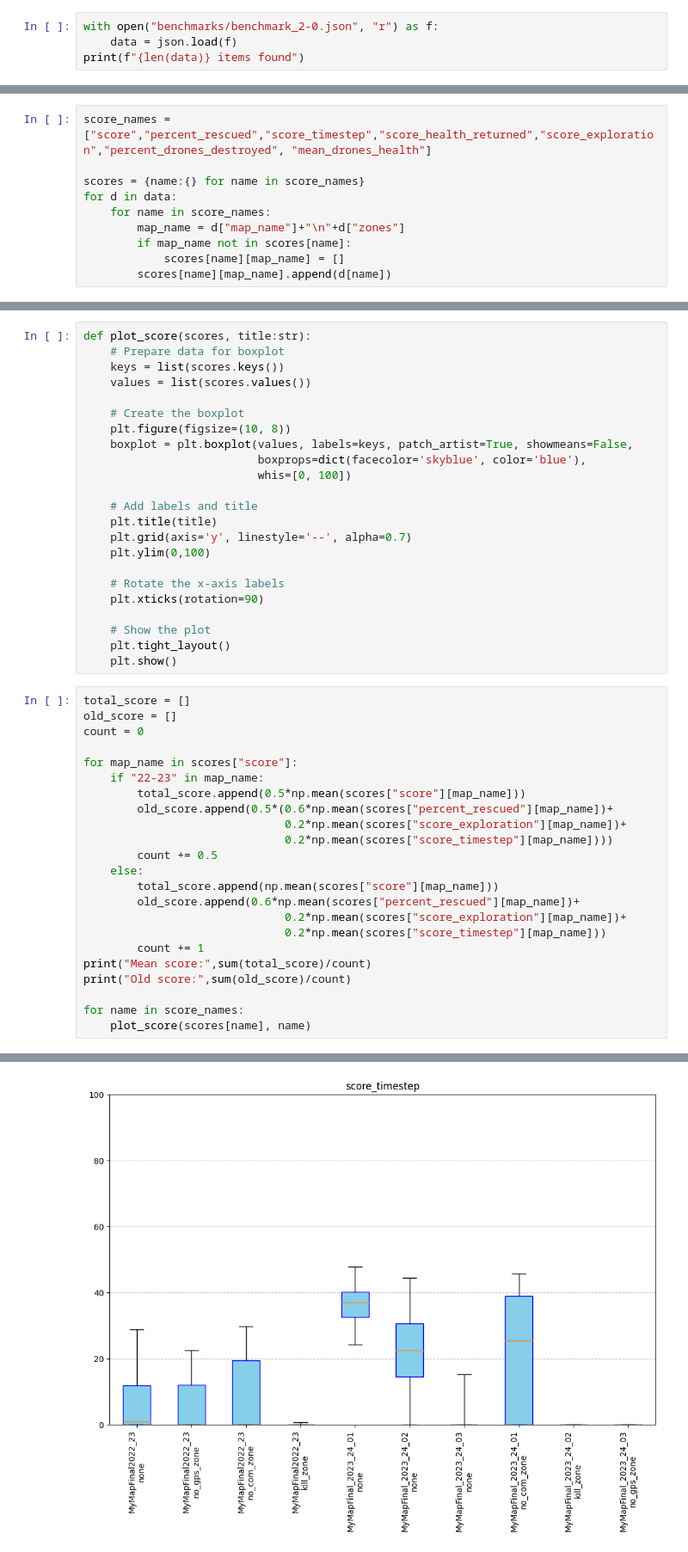
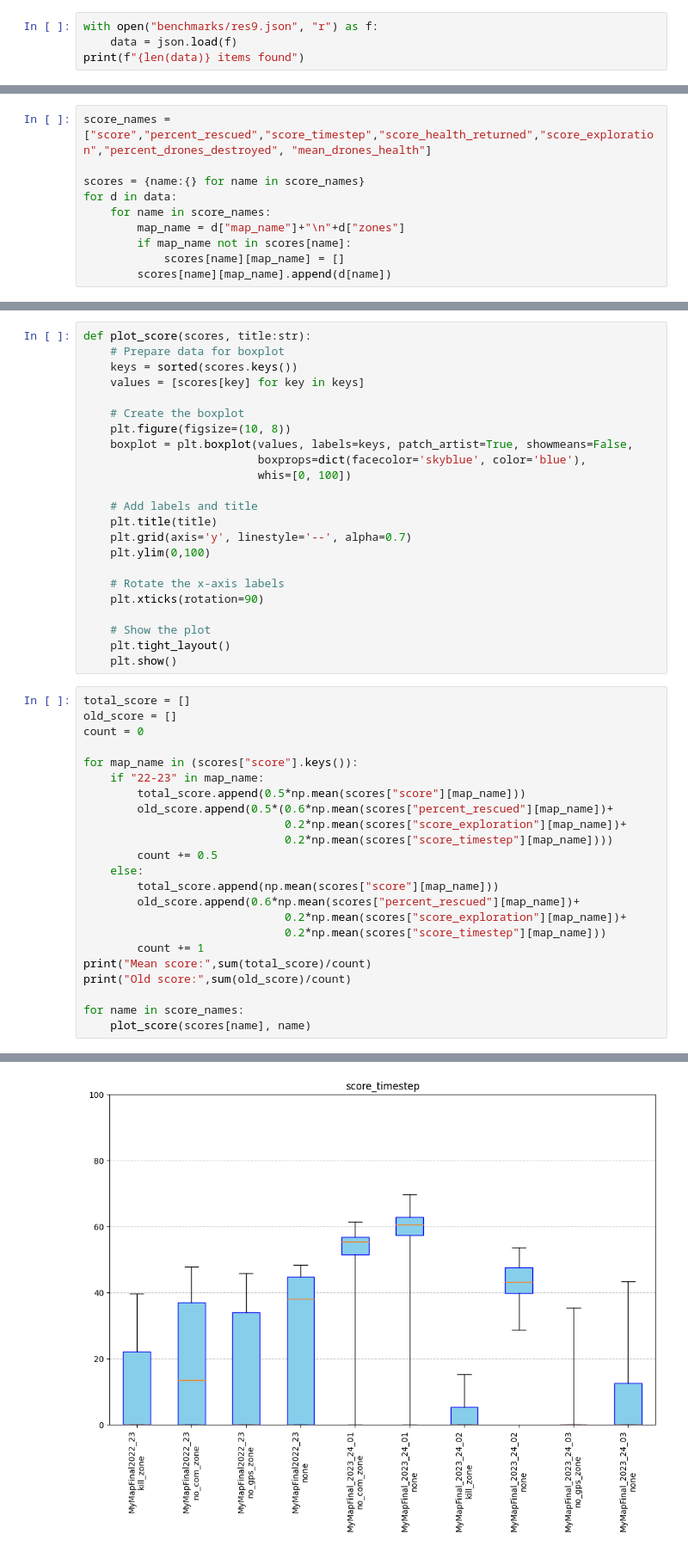
Before and after one commit to Etyl/swarm-rescue, a Jupyter notebook: benchmarking/analysis_benchmark_2.ipynb, the cells around one changed output, grey strips where cells are left out. Shown at 86% size. Cells and saved outputs as stored; diff of their text form.

Commit message:
doc: new benchmark

```diff
--- a/benchmarking/analysis_benchmark_2.ipynb
+++ b/benchmarking/analysis_benchmark_2.ipynb
@@ -3,7 +3,7 @@ import json
 import numpy as np
 import matplotlib.pyplot as plt
 # %%
-with open("benchmarks/benchmark_2-0.json", "r") as f:
+with open("benchmarks/res9.json", "r") as f:
     data = json.load(f)
 print(f"{len(data)} items found")
 # %% [output]
@@ -35,8 +35,8 @@ MyMapFinal_2023_24_03_no_gps_zone 13
 # %%
 def plot_score(scores, title:str):
     # Prepare data for boxplot
-    keys = list(scores.keys())
-    values = list(scores.values())
+    keys = sorted(scores.keys())
+    values = [scores[key] for key in keys]
 
     # Create the boxplot
     plt.figure(figsize=(10, 8))
@@ -60,7 +60,7 @@ total_score = []
 old_score = []
 count = 0
 
-for map_name in scores["score"]:
+for map_name in (scores["score"].keys()):
     if "22-23" in map_name:
         total_score.append(0.5*np.mean(scores["score"][map_name]))
         old_score.append(0.5*(0.6*np.mean(scores["percent_rescued"][map_name])+
@@ -86 +86 @@ Old score: 73.87796222745422
-[figure, old version]
+[figure, new version]
```
Also changed, not shown: parts of 3 cells of this notebook, 3 other files.
